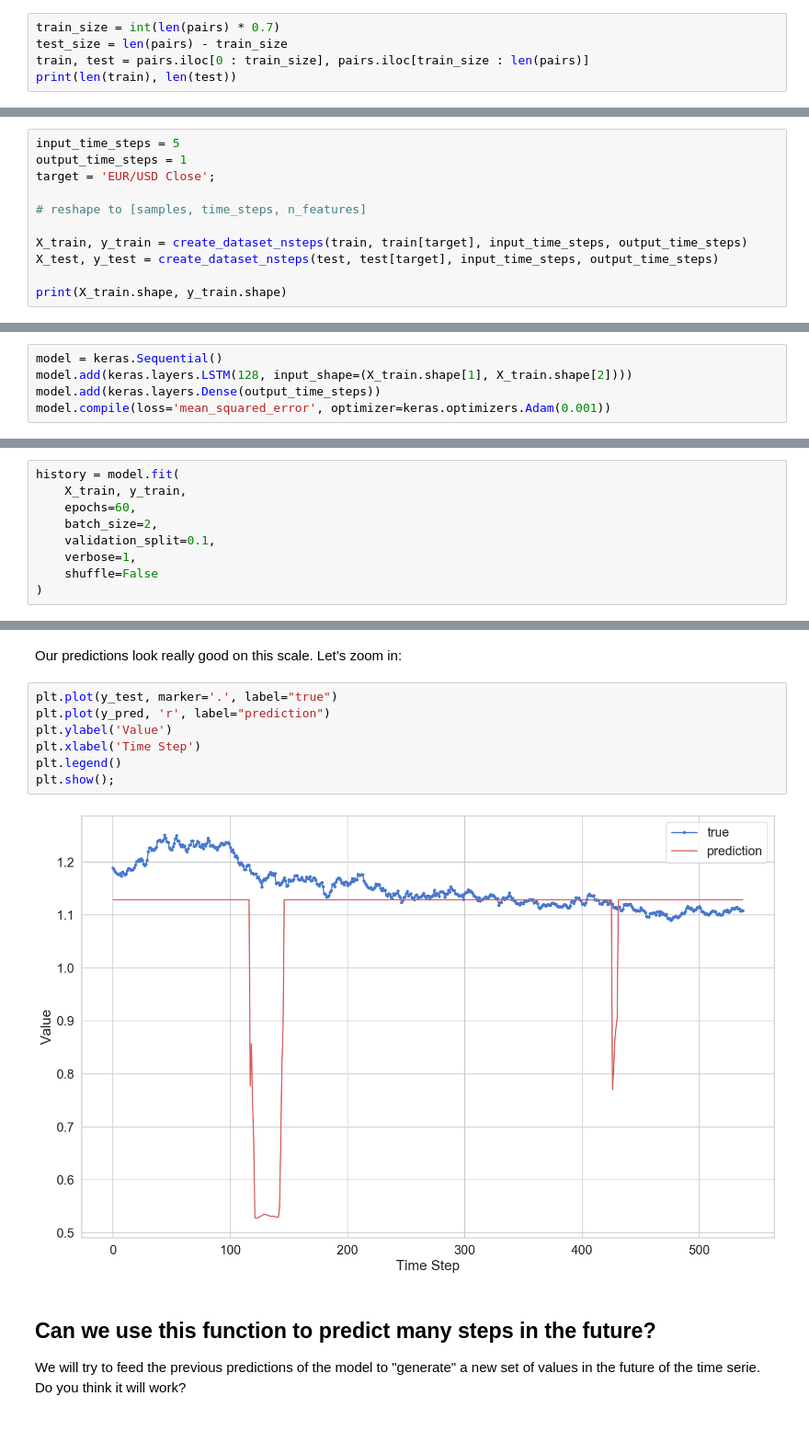
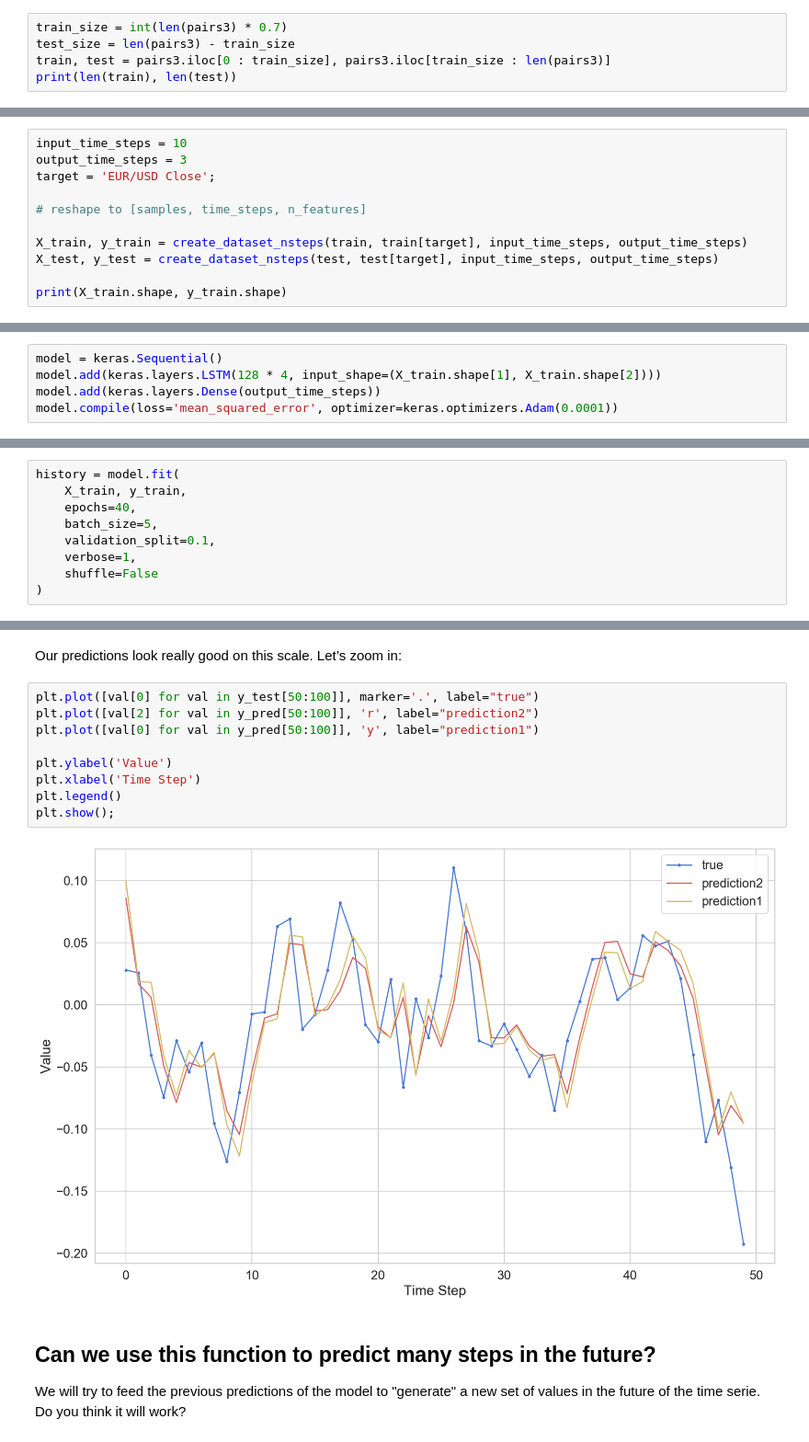
Before and after one commit to andcastillo/time-series, a Jupyter notebook: eurusd.ipynb, the cells around one changed output, grey strips where cells are left out. Shown at 92% size. Saved outputs shown, nothing was run; the diff lists cells and outputs as text.

```diff
--- a/eurusd.ipynb
+++ b/eurusd.ipynb
@@ -80,9 +128,9 @@ plt.show()
 
 We need to “chop the data” into smaller sequences for our model. But first, we’ll split it into training and test data. For this model we will train with the first part of the sequence, and we will use the last part to test.
 # %%
-train_size = int(len(pairs) * 0.7)
-test_size = len(pairs) - train_size
-train, test = pairs.iloc[0 : train_size], pairs.iloc[train_size : len(pairs)]
+train_size = int(len(pairs3) * 0.7)
+test_size = len(pairs3) - train_size
+train, test = pairs3.iloc[0 : train_size], pairs3.iloc[train_size : len(pairs3)]
 print(len(train), len(test))
 # %% [output]
 1278 548
@@ -109,8 +157,8 @@ def create_dataset_nsteps(X, y, time_steps = 1, output_time_steps = 1):
 # %% [markdown]
 The beauty of this function is that it works with univariate (single feature) and multivariate (multiple features) Time Series data. Let’s use a history of 10 time steps to make our sequences:
 # %%
-input_time_steps = 5
-output_time_steps = 1
+input_time_steps = 10
+output_time_steps = 3
 target = 'EUR/USD Close';
 
 # reshape to [samples, time_steps, n_features]
@@ -149,9 +177,9 @@ We have our sequences in the shape (samples, time_steps, features). How can we u
 Training an LSTM model in Keras is easy. We’ll use the LSTM layer in a sequential model to make our predictions:
 # %%
 model = keras.Sequential()
-model.add(keras.layers.LSTM(128, input_shape=(X_train.shape[1], X_train.shape[2])))
+model.add(keras.layers.LSTM(128 * 4, input_shape=(X_train.shape[1], X_train.shape[2])))
 model.add(keras.layers.Dense(output_time_steps))
-model.compile(loss='mean_squared_error', optimizer=keras.optimizers.Adam(0.001))
+model.compile(loss='mean_squared_error', optimizer=keras.optimizers.Adam(0.0001))
 # %% [markdown]
 The LSTM layer expects the number of time steps and the number of features to work properly. The rest of the model looks like a regular regression model. How do we train an LSTM model?
 # %% [markdown]
@@ -161,8 +189,8 @@ The most important thing to remember when training Time Series models is to not
 # %%
 history = model.fit(
     X_train, y_train,
-    epochs=60,
-    batch_size=2,
+    epochs=40,
+    batch_size=5,
     validation_split=0.1,
     verbose=1,
     shuffle=False
@@ -212,14 +250,16 @@ plt.show();
 # %% [markdown]
 Our predictions look really good on this scale. Let’s zoom in:
 # %%
-plt.plot(y_test, marker='.', label="true")
-plt.plot(y_pred, 'r', label="prediction")
+plt.plot([val[0] for val in y_test[50:100]], marker='.', label="true")
+plt.plot([val[2] for val in y_pred[50:100]], 'r', label="prediction2")
+plt.plot([val[0] for val in y_pred[50:100]], 'y', label="prediction1")
+
 plt.ylabel('Value')
 plt.xlabel('Time Step')
 plt.legend()
 plt.show();
 # %% [output]
-[figure, old version]
+[figure, new version]
 # %% [markdown]
 ## Can we use this function to predict many steps in the future?
 
```
Also changed, not shown: parts of 17 cells of this notebook.
